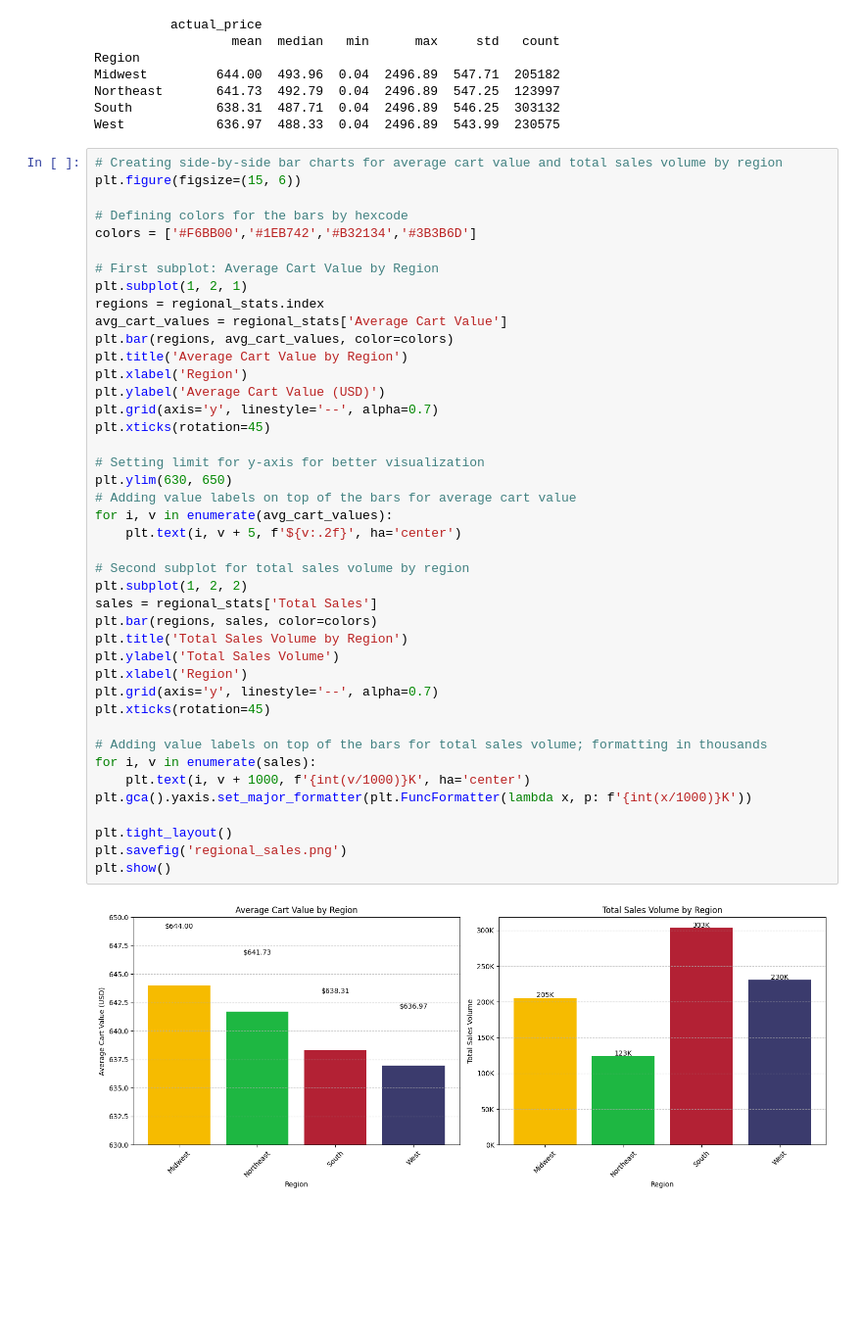
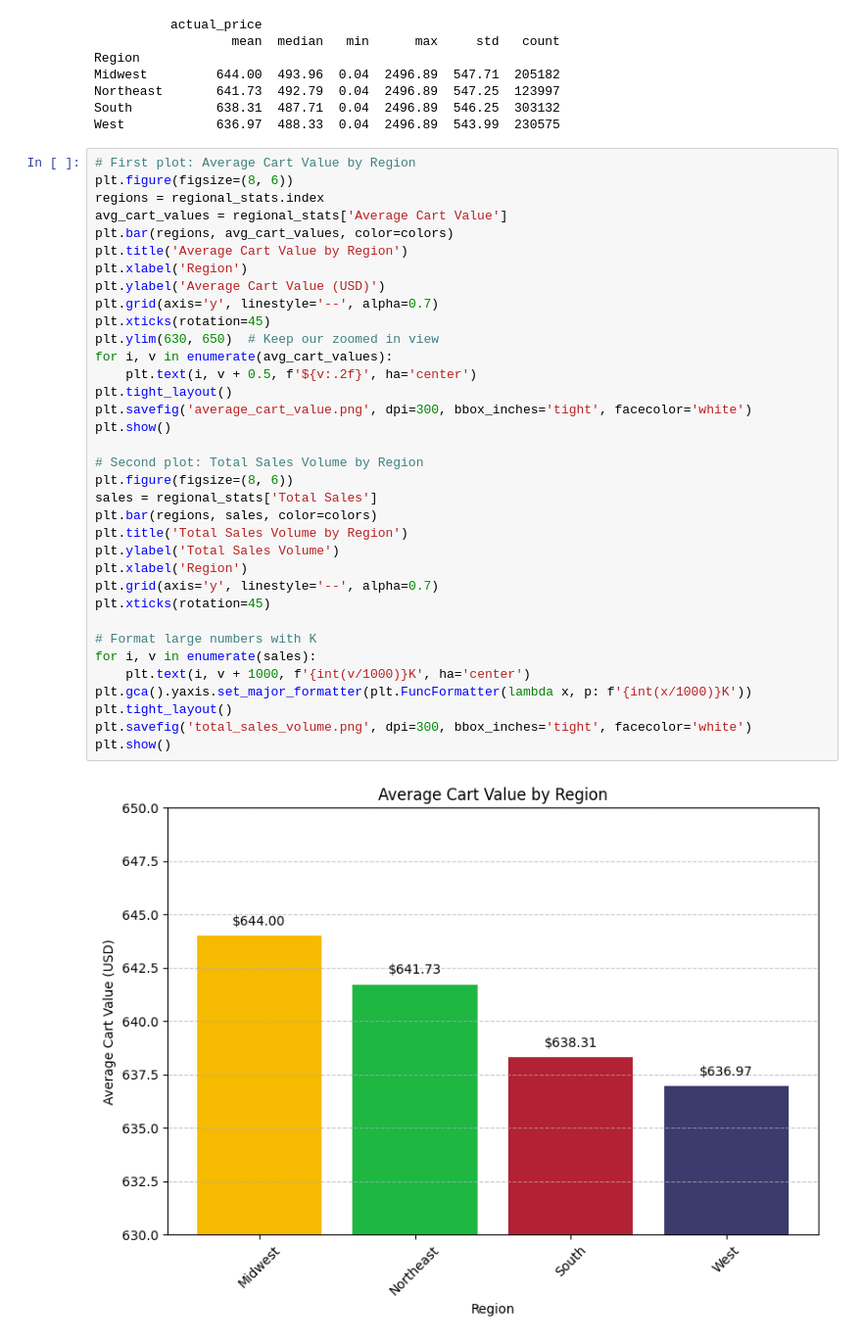
Before and after one commit to beptis/grocery_group, a Jupyter notebook: lu_grocery_eda.ipynb, the cells around one changed output. Shown: that part at 98% size. Cells and saved outputs as stored; diff of their text form; blank space fills up the shorter version.

Commit message:
Rewrote large plot to be just 2 smaller plots

```diff
--- a/lu_grocery_eda.ipynb
+++ b/lu_grocery_eda.ipynb
@@ -209,46 +209,39 @@ Northeast       641.73  492.79  0.04  2496.89  547.25  123997
 South           638.31  487.71  0.04  2496.89  546.25  303132
 West            636.97  488.33  0.04  2496.89  543.99  230575
 # %%
-# Creating side-by-side bar charts for average cart value and total sales volume by region
-plt.figure(figsize=(15, 6))
-
-# Defining colors for the bars by hexcode
-colors = ['#F6BB00','#1EB742','#B32134','#3B3B6D']
-
-# First subplot: Average Cart Value by Region
-plt.subplot(1, 2, 1)
+# First plot: Average Cart Value by Region
+plt.figure(figsize=(8, 6))
 regions = regional_stats.index
 avg_cart_values = regional_stats['Average Cart Value']
 plt.bar(regions, avg_cart_values, color=colors)
 plt.title('Average Cart Value by Region')
 plt.xlabel('Region')
 plt.ylabel('Average Cart Value (USD)')
 plt.grid(axis='y', linestyle='--', alpha=0.7)
 plt.xticks(rotation=45)
+plt.ylim(630, 650)  # Keep our zoomed in view
+for i, v in enumerate(avg_cart_values):
+    plt.text(i, v + 0.5, f'${v:.2f}', ha='center')
+plt.tight_layout()
+plt.savefig('average_cart_value.png', dpi=300, bbox_inches='tight', facecolor='white')
+plt.show()
 
-# Setting limit for y-axis for better visualization
-plt.ylim(630, 650)
-# Adding value labels on top of the bars for average cart value
-for i, v in enumerate(avg_cart_values):
-    plt.text(i, v + 5, f'${v:.2f}', ha='center')
-
-# Second subplot for total sales volume by region
-plt.subplot(1, 2, 2)
+# Second plot: Total Sales Volume by Region
+plt.figure(figsize=(8, 6))
 sales = regional_stats['Total Sales']
 plt.bar(regions, sales, color=colors)
 plt.title('Total Sales Volume by Region')
 plt.ylabel('Total Sales Volume')
 plt.xlabel('Region')
 plt.grid(axis='y', linestyle='--', alpha=0.7)
 plt.xticks(rotation=45)
 
-# Adding value labels on top of the bars for total sales volume; formatting in thousands
+# Format large numbers with K
 for i, v in enumerate(sales):
     plt.text(i, v + 1000, f'{int(v/1000)}K', ha='center')
 plt.gca().yaxis.set_major_formatter(plt.FuncFormatter(lambda x, p: f'{int(x/1000)}K'))
-
 plt.tight_layout()
-plt.savefig('regional_sales.png')
+plt.savefig('total_sales_volume.png', dpi=300, bbox_inches='tight', facecolor='white')
 plt.show()
 # %% [output]
-[figure, old version]
+[figure, new version]
```
Also changed, not shown: parts of 2 cells of this notebook, 2 other files.
